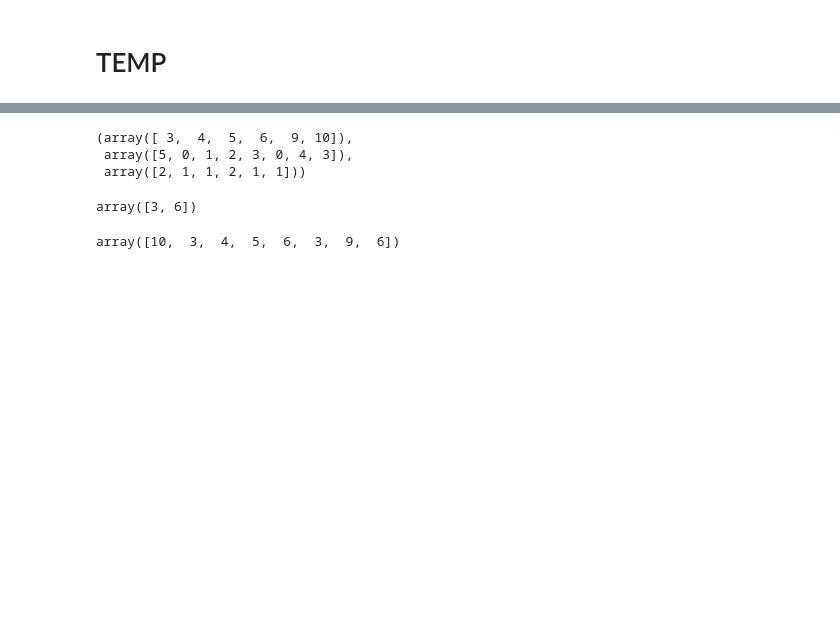
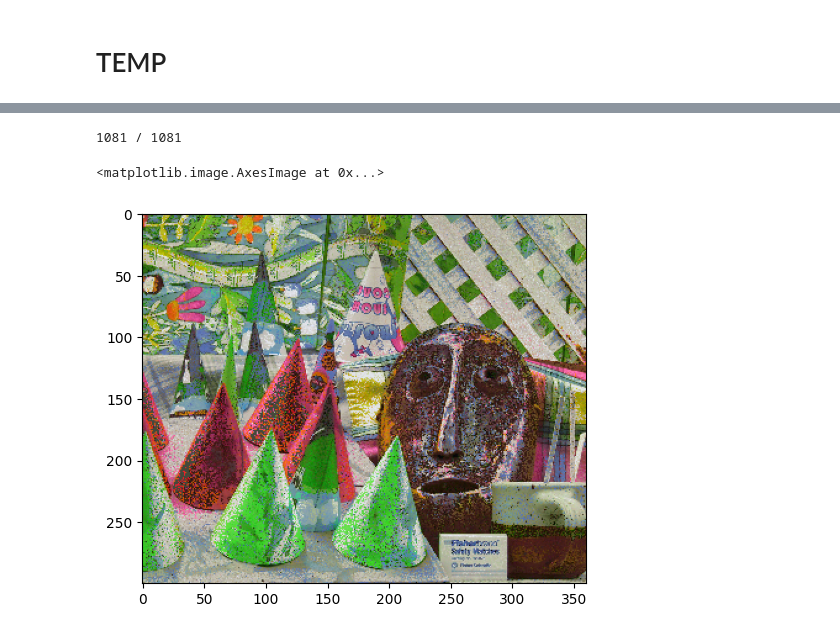
Before and after one commit to Roman-Malinowski/Histogram_transfer, a Jupyter notebook: methods_comparison.ipynb, the cells around one changed output, grey strips where cells are left out. Drawn from its saved outputs; the diff is of its cells as text; code cells hidden in the pictures; blank space fills up the shorter version.

```diff
--- a/methods_comparison.ipynb
+++ b/methods_comparison.ipynb
@@ -241,16 +169,9 @@ x1, x2 = np.unravel_index(b, a.shape[:2])
-# %%
-arg = np.array([10,3,4,5,6,3,9,6])
-unique, unique_inv, unique_counts = np.unique(arg, return_inverse=True, return_counts=True)
-unique, unique_inv, unique_counts
-# %% [output]
-(array([ 3,  4,  5,  6,  9, 10]),
- array([5, 0, 1, 2, 3, 0, 4, 3]),
- array([2, 1, 1, 2, 1, 1]))
-# %%
-unique[unique_counts>1]
-# %% [output]
-array([3, 6])
-# %%
-unique[unique_inv]
-# %% [output]
-array([10,  3,  4,  5,  6,  3,  9,  6])
+# %%
+img_transferred = transfer_with_dependence_euclidian_heuristic(img, img_smooth, img_ref, batch_size=100, seed=42)
+# %% [output]
+1081 / 1081
+# %%
+plt.imshow(img_transferred)
+# %% [output]
+<matplotlib.image.AxesImage at 0x...>
+[figure, added]
```
Also changed, not shown: parts of 9 cells of this notebook, 1 other file.
